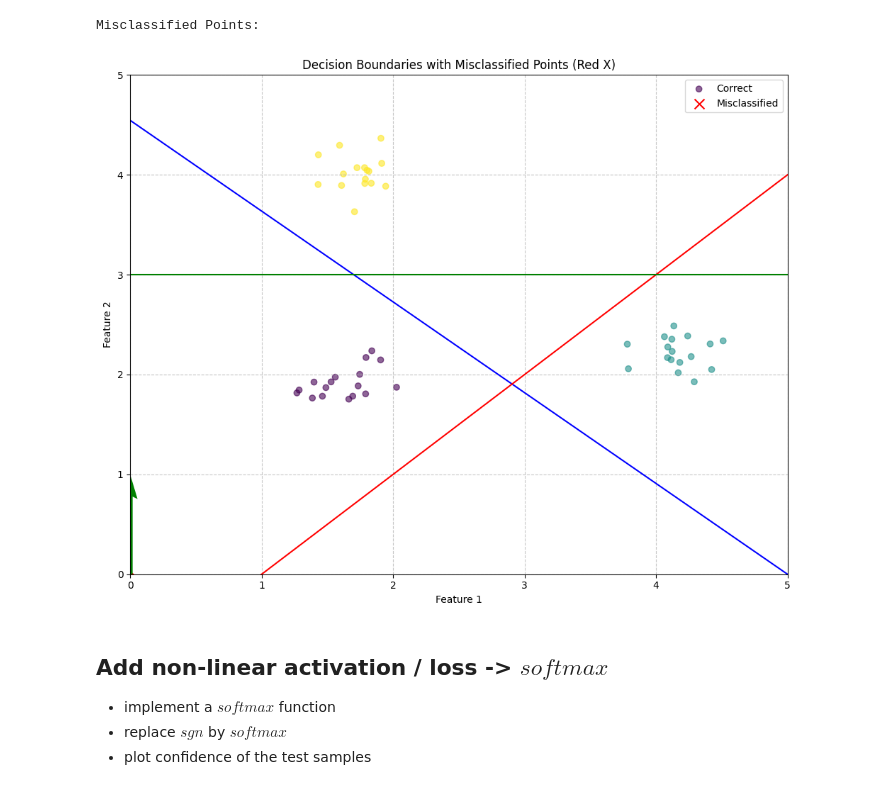
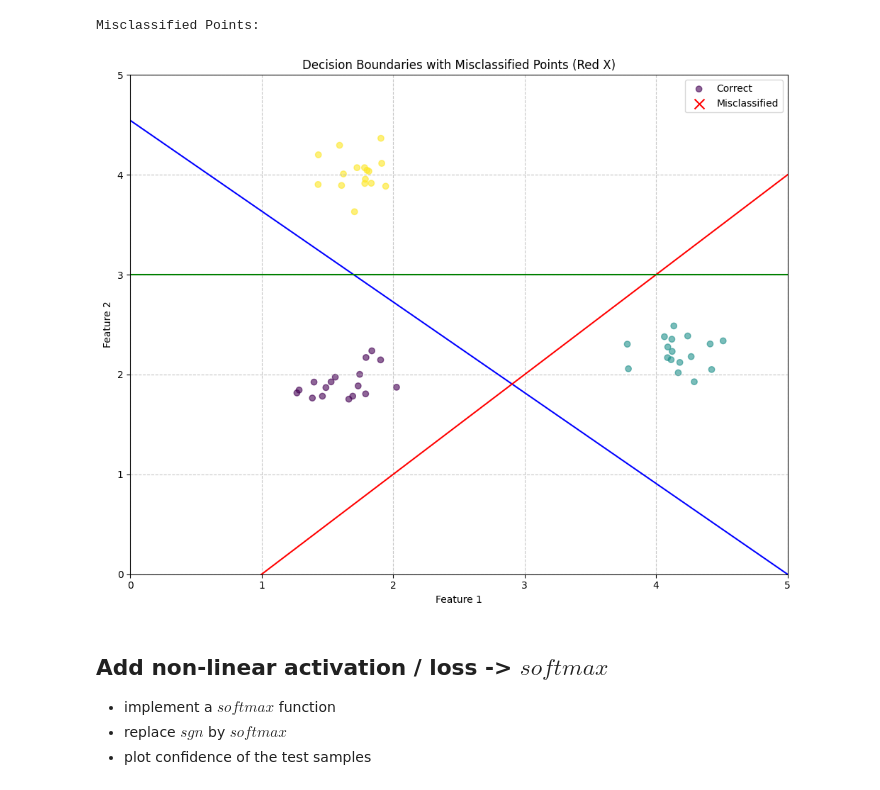
Before and after one commit to TheKerbecs/DeepLearning25, a Jupyter notebook: week_2/Aufgabe_2_Multi_Class_Perceptrons.ipynb, the cells around one changed output. Drawn from its saved outputs; the diff is of its cells as text; code cells hidden in the pictures.

```diff
--- a/week_2/Aufgabe_2_Multi_Class_Perceptrons.ipynb
+++ b/week_2/Aufgabe_2_Multi_Class_Perceptrons.ipynb
@@ -188,32 +188,28 @@ Misclassified Points:
 # %%
 plt.figure(figsize=(10, 8))
 y_pred = (predicts > 0).astype(int).T
 misclassified = (y_pred[:, 0] == y)
 # Plot all points
 plt.scatter(X[:, 0], X[:, 1], c=y, cmap='viridis', alpha=0.6, label='Correct')
 
 # Highlight misclassified points
 plt.scatter(X[misclassified, 0], X[misclassified, 1],
             c='red', marker='x', s=100, label='Misclassified')
 line1 = plot_line_from_normal_vector_and_offset(w1, b1, color='blue',x_range=[0,5],ax=plt)
 line2 = plot_line_from_normal_vector_and_offset(w2, b2, color='red',x_range=[0,5],ax=plt)
 line3 = plot_line_from_normal_vector_and_offset(w3, b3, color='green',x_range=[0,5],ax=plt)
-# Plot weight vectors (quivers)
-plt.quiver(0, 0, w1[0], w1[1], angles='xy', scale_units='xy', scale=1, color='blue')
-plt.quiver(0, 0, w2[0], w2[1], angles='xy', scale_units='xy', scale=1, color='red')
-plt.quiver(0, 0, w3[0], w3[1], angles='xy', scale_units='xy', scale=1, color='green')
 
 # Add labels and legend
 plt.xlabel('Feature 1')
 plt.ylabel('Feature 2')
 plt.title('Decision Boundaries with Misclassified Points (Red X)')
 plt.legend()
 plt.grid(True, linestyle='--', alpha=0.7)
 plt.xlim(0, 5)
 plt.ylim(0, 5)
 plt.tight_layout()
 # %% [output]
-[figure, old version]
+[figure, new version]
 # %% [markdown]
 ## Add non-linear activation / loss -> $softmax$
 * implement a $softmax$ function
```
Also changed, not shown: parts of 3 cells of this notebook.
